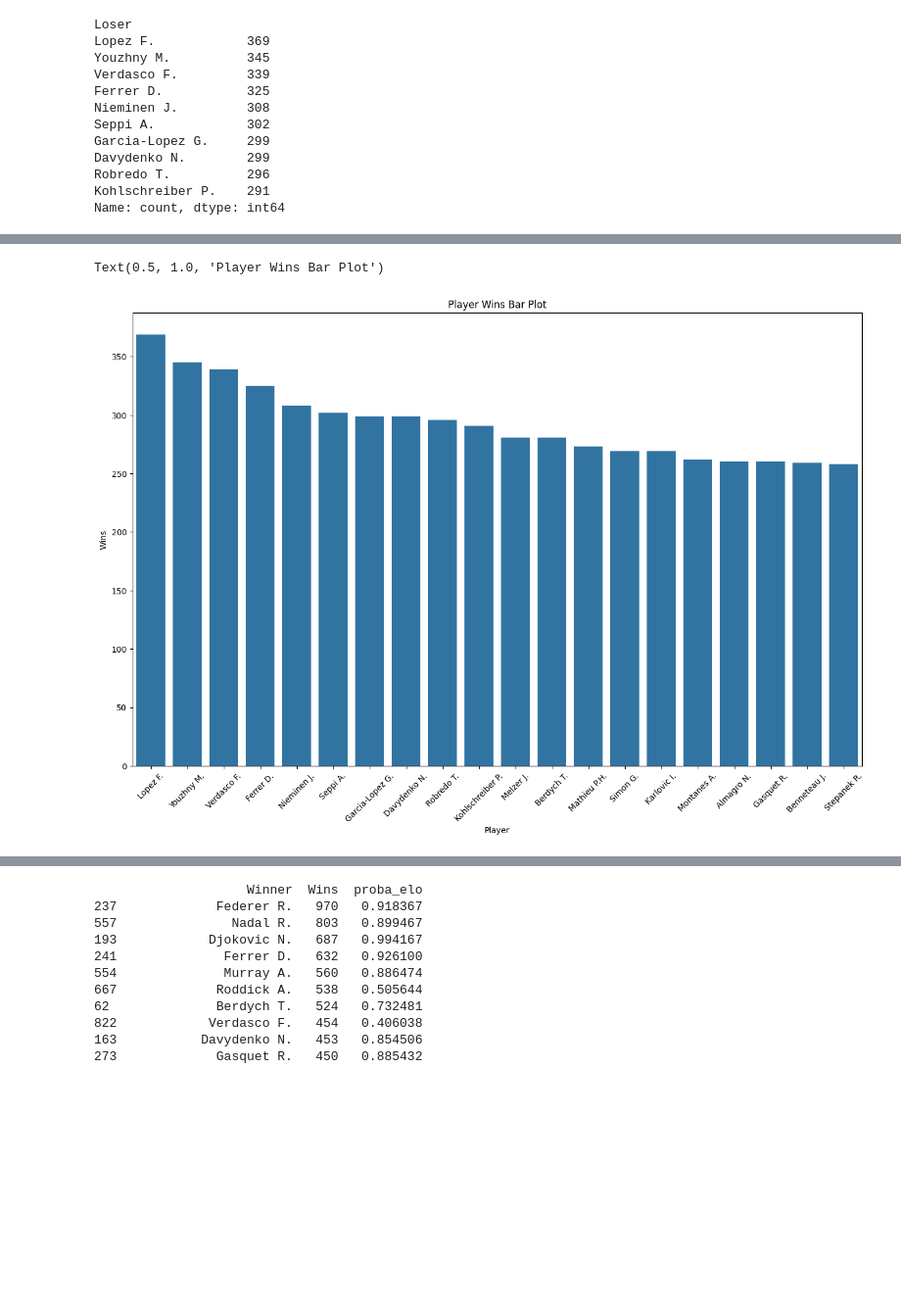
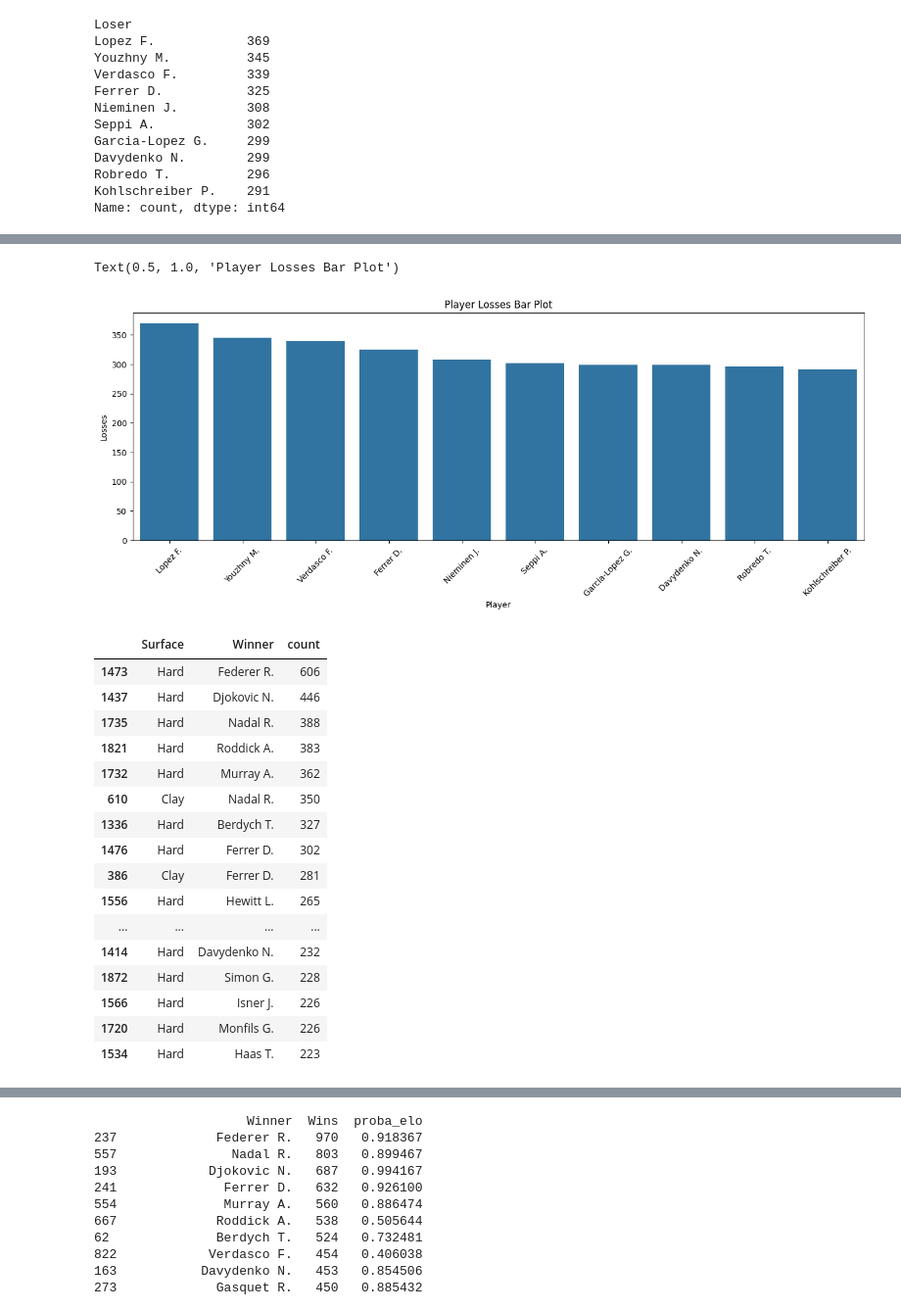
Before and after one commit to sprogl/sporting-bet-prediction, a Jupyter notebook: ATP_first_notebook.ipynb, the cells around one changed output, grey strips where cells are left out. Shown at 98% size. Saved outputs shown, nothing was run; the diff lists cells and outputs as text; code cells hidden in the pictures; blank space fills up the shorter version.

```diff
--- a/ATP_first_notebook.ipynb
+++ b/ATP_first_notebook.ipynb
@@ -7,8 +7,10 @@ df_conf = pd.read_csv("archive/confidence_data.csv")
 df_atp["ATP"].min()
 pd.set_option('display.max_rows', None)
 pd.set_option('display.max_columns', None)
+
+df_atp["Date"] = pd.to_datetime(df_atp["Date"])
 # %%
-df = df_atp.sort_values("elo_winner", ascending = False)
-df.head(10)
+df_atp.sort_values("proba_elo", inplace=True)
+df_atp.head(10)
 # %% [output]
 |  | ATP | Location | Tournament | Date | Series | Court | Surface | Round | Best of | Winner | Loser | ... |
@@ -170,10 +111,10 @@ Davydenko N.    453
 Gasquet R.      450
 Name: count, dtype: int64
 # %%
-lose_count = df['Loser'].value_counts()
+loss_count = df_atp['Loser'].value_counts()
 
-# Display the count of wins for each player
-lose_count.head(10)
+# Count of Losses for top 10 players with the most losses
+loss_count.head(10)
 # %% [output]
 Loser
 Lopez F.            369
@@ -188,14 +129,14 @@ Robredo T.          296
 Kohlschreiber P.    291
 Name: count, dtype: int64
 # %%
-plt.figure(figsize=(16, 10))
+top_n = 10
+
+plt.figure(figsize=(16, 5))
+sns.barplot(x=win_count.iloc[:top_n].index, y=win_count.iloc[:top_n].values)
+
 plt.xticks(rotation=45)
-sns.barplot(x=wins_count.iloc[:20].index, y=wins_count.iloc[:20].values)
 plt.xlabel("Player")
 plt.ylabel("Wins")
 plt.title("Player Wins Bar Plot")
-
-
-#sns.histplot(psw_values, kde=True, color='green')
 # %% [output]
 Text(0.5, 1.0, 'Player Wins Bar Plot')
@@ -203,13 +144,37 @@ Text(0.5, 1.0, 'Player Wins Bar Plot')
 # %%
-plt.figure(figsize=(16, 10))
+plt.figure(figsize=(16, 5))
+sns.barplot(x=loss_count.iloc[:top_n].index, y=loss_count.iloc[:top_n].values)
+
 plt.xticks(rotation=45)
-sns.barplot(x=lose_count.iloc[:20].index, y=lose_count.iloc[:20].values)
 plt.xlabel("Player")
-plt.ylabel("Wins")
-plt.title("Player Wins Bar Plot")
+plt.ylabel("Losses")
+plt.title("Player Losses Bar Plot")
 # %% [output]
-Text(0.5, 1.0, 'Player Wins Bar Plot')
+Text(0.5, 1.0, 'Player Losses Bar Plot')
-[figure, old version]
+[figure, new version]
 # %%
-surface_winner = df[['Winner', 'Surface']].groupby(by=['Surface', 'Winner']).value_counts().reset_index(name='count')
-carpet = surface_winner[surface_winner['Surface']=="Carpet"]
+surface_winner = df_atp[["Winner", "Loser", "Surface"]].groupby(by=["Surface", "Winner"]).size().reset_index(name='count').sort_values(by="count", ascending=False)
+carpet_win_count = surface_winner[surface_winner["Surface"]=="Carpet"]
+clay_win_count = surface_winner[surface_winner["Surface"]=="Clay"]
+grass_win_count = surface_winner[surface_winner["Surface"]=="Grass"]
+hard_win_count = surface_winner[surface_winner["Surface"]=="Hard"]
+
+surface_winner.head(20)
+# %% [output]
+|  | Surface | Winner | count |
+| 1473 | Hard | Federer R. | 606 |
+| 1437 | Hard | Djokovic N. | 446 |
+| 1735 | Hard | Nadal R. | 388 |
+| 1821 | Hard | Roddick A. | 383 |
+| 1732 | Hard | Murray A. | 362 |
+| 610 | Clay | Nadal R. | 350 |
+| 1336 | Hard | Berdych T. | 327 |
+| 1476 | Hard | Ferrer D. | 302 |
+| 386 | Clay | Ferrer D. | 281 |
+| 1556 | Hard | Hewitt L. | 265 |
+| ... | ... | ... | ... |
+| 1414 | Hard | Davydenko N. | 232 |
+| 1872 | Hard | Simon G. | 228 |
+| 1566 | Hard | Isner J. | 226 |
+| 1720 | Hard | Monfils G. | 226 |
+| 1534 | Hard | Haas T. | 223 |
```
Also changed, not shown: parts of 17 cells of this notebook, 1 other file.
